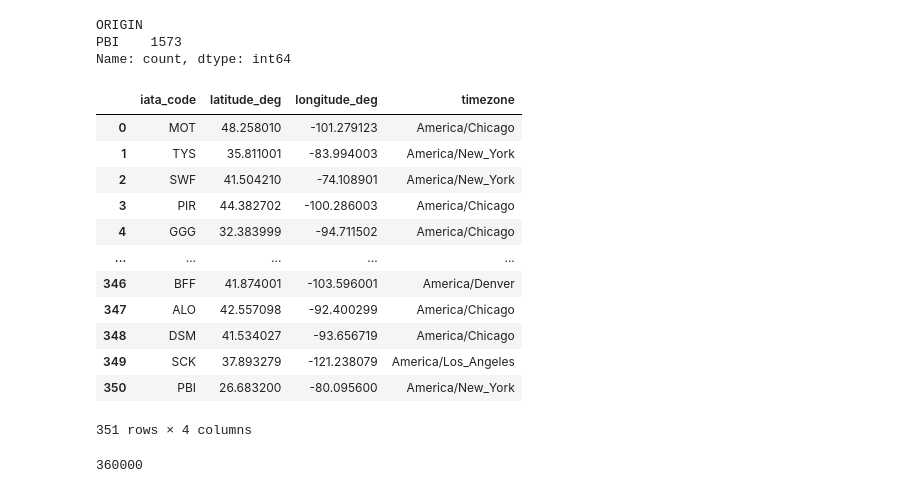
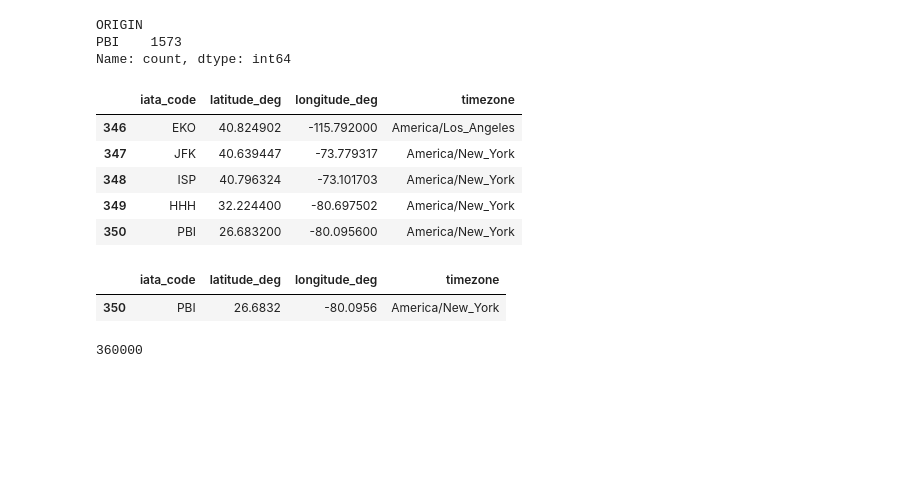
Before and after one commit to nicholasstanfield/flight-delay, a Jupyter notebook: notebooks/Weather Experiments.ipynb, the cells around one changed output. Saved outputs shown, nothing was run; the diff lists cells and outputs as text; code cells hidden in the pictures; blank space fills up the shorter version.

```diff
--- a/notebooks/Weather Experiments.ipynb
+++ b/notebooks/Weather Experiments.ipynb
@@ -136,19 +155,17 @@ new_airport = {
 
 airports.loc[len(airports)] = new_airport
 # %%
-airports
+airports.tail(5)
 # %% [output]
 |  | iata_code | latitude_deg | longitude_deg | timezone |
-| 0 | MOT | 48.258010 | -101.279123 | America/Chicago |
-| 1 | TYS | 35.811001 | -83.994003 | America/New_York |
-| 2 | SWF | 41.504210 | -74.108901 | America/New_York |
-| 3 | PIR | 44.382702 | -100.286003 | America/Chicago |
-| 4 | GGG | 32.383999 | -94.711502 | America/Chicago |
-| ... | ... | ... | ... | ... |
-| 346 | BFF | 41.874001 | -103.596001 | America/Denver |
-| 347 | ALO | 42.557098 | -92.400299 | America/Chicago |
-| 348 | DSM | 41.534027 | -93.656719 | America/Chicago |
-| 349 | SCK | 37.893279 | -121.238079 | America/Los_Angeles |
+| 346 | EKO | 40.824902 | -115.792000 | America/Los_Angeles |
+| 347 | JFK | 40.639447 | -73.779317 | America/New_York |
+| 348 | ISP | 40.796324 | -73.101703 | America/New_York |
+| 349 | HHH | 32.224400 | -80.697502 | America/New_York |
 | 350 | PBI | 26.683200 | -80.095600 | America/New_York |
-351 rows × 4 columns
+# %%
+airports[airports["iata_code"]=='PBI']
+# %% [output]
+|  | iata_code | latitude_deg | longitude_deg | timezone |
+| 350 | PBI | 26.6832 | -80.0956 | America/New_York |
 # %%
```
Also changed, not shown: parts of 57 cells of this notebook, 3 other files.
